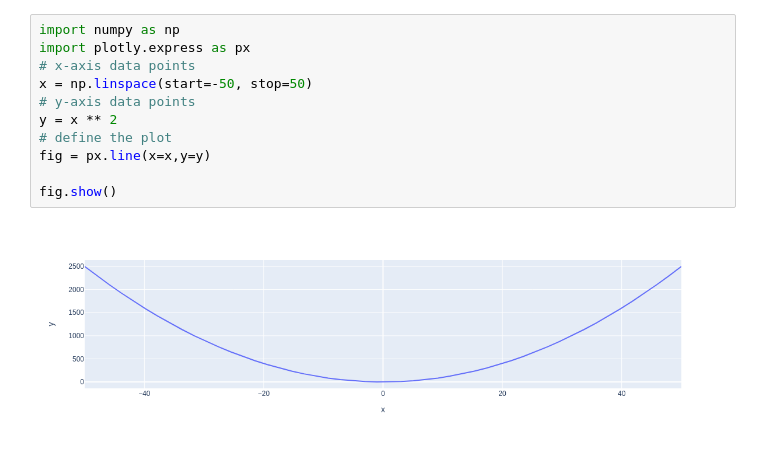
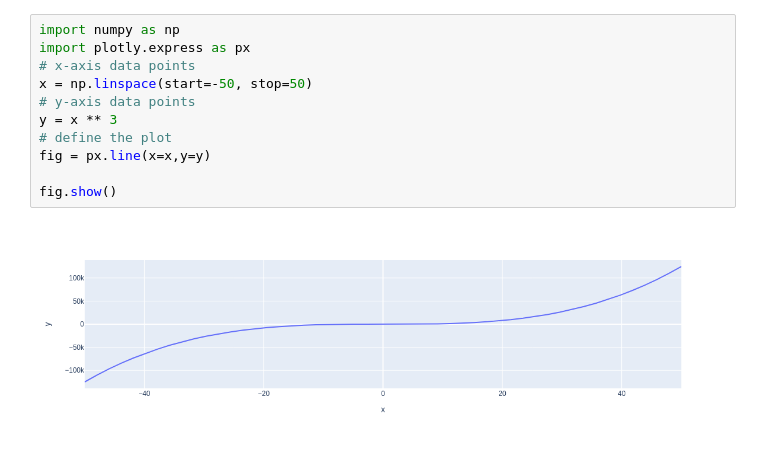
Before and after one commit to aubbiali/my-notebooks-repo., a Jupyter notebook: experiment1.ipynb, the cells around one changed output. Cells and saved outputs as stored; diff of their text form.

```diff
--- a/experiment1.ipynb
+++ b/experiment1.ipynb
@@ -1,13 +1,13 @@
 # %%
 import numpy as np
 import plotly.express as px
 # x-axis data points
 x = np.linspace(start=-50, stop=50)
 # y-axis data points
-y = x ** 2
+y = x ** 3
 # define the plot
 fig = px.line(x=x,y=y)
 
 fig.show()
 # %% [output]
-[figure, old version]
+[figure, new version]
```
